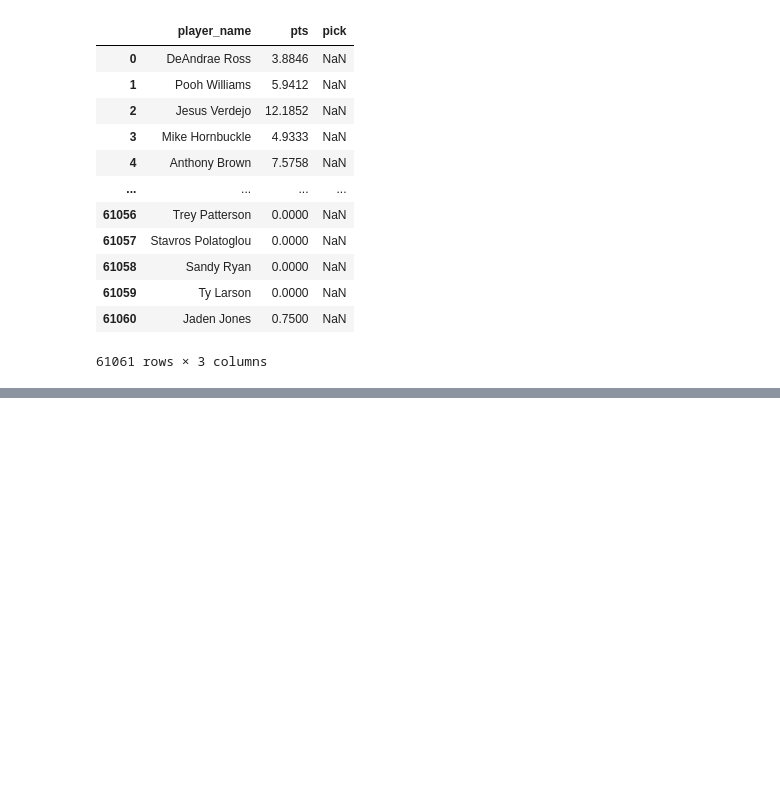
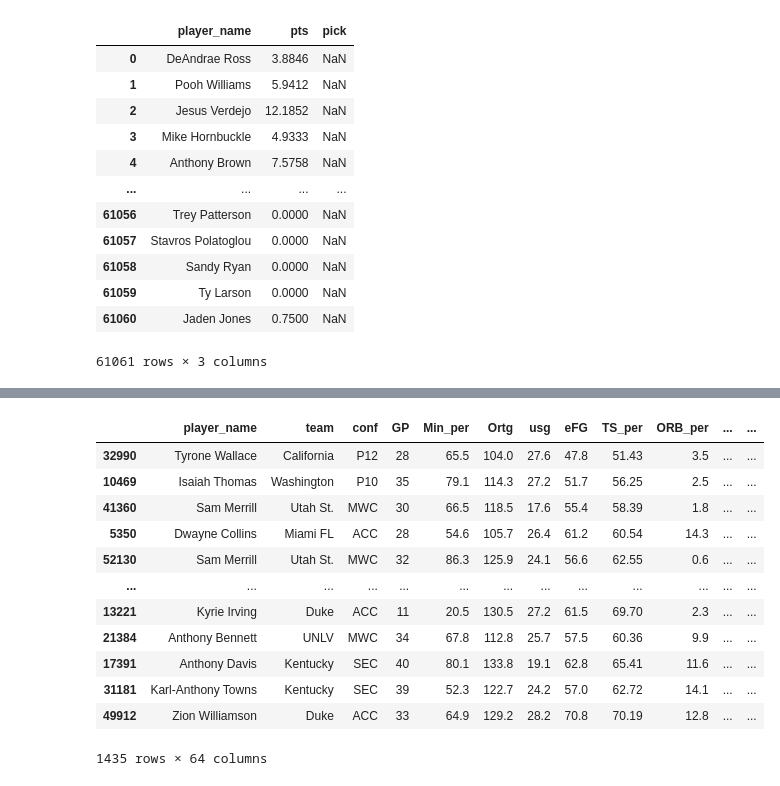
Before and after one commit to AggieSportsAnalytics/ScoutingSystem, a Jupyter notebook: Scouting System.ipynb, the cells around one changed output, grey strips where cells are left out. Saved outputs shown, nothing was run; the diff lists cells and outputs as text; code cells hidden in the pictures; blank space fills up the shorter version.

```diff
--- a/Scouting System.ipynb
+++ b/Scouting System.ipynb
@@ -79,0 +229,18 @@ playerStats[playerStats['pick'] == ]
+# %%
+drafted = playerStats[playerStats['pick'] >= 1].sort_values('pick', ascending = False)
+# %%
+drafted
+# %% [output]
+|  | player_name | team | conf | GP | Min_per | Ortg | usg | eFG | TS_per | ORB_per | ... | ... |
+| 32990 | Tyrone Wallace | California | P12 | 28 | 65.5 | 104.0 | 27.6 | 47.8 | 51.43 | 3.5 | ... | ... |
+| 10469 | Isaiah Thomas | Washington | P10 | 35 | 79.1 | 114.3 | 27.2 | 51.7 | 56.25 | 2.5 | ... | ... |
+| 41360 | Sam Merrill | Utah St. | MWC | 30 | 66.5 | 118.5 | 17.6 | 55.4 | 58.39 | 1.8 | ... | ... |
+| 5350 | Dwayne Collins | Miami FL | ACC | 28 | 54.6 | 105.7 | 26.4 | 61.2 | 60.54 | 14.3 | ... | ... |
+| 52130 | Sam Merrill | Utah St. | MWC | 32 | 86.3 | 125.9 | 24.1 | 56.6 | 62.55 | 0.6 | ... | ... |
+| ... | ... | ... | ... | ... | ... | ... | ... | ... | ... | ... | ... | ... |
+| 13221 | Kyrie Irving | Duke | ACC | 11 | 20.5 | 130.5 | 27.2 | 61.5 | 69.70 | 2.3 | ... | ... |
+| 21384 | Anthony Bennett | UNLV | MWC | 34 | 67.8 | 112.8 | 25.7 | 57.5 | 60.36 | 9.9 | ... | ... |
+| 17391 | Anthony Davis | Kentucky | SEC | 40 | 80.1 | 133.8 | 19.1 | 62.8 | 65.41 | 11.6 | ... | ... |
+| 31181 | Karl-Anthony Towns | Kentucky | SEC | 39 | 52.3 | 122.7 | 24.2 | 57.0 | 62.72 | 14.1 | ... | ... |
+| 49912 | Zion Williamson | Duke | ACC | 33 | 64.9 | 129.2 | 28.2 | 70.8 | 70.19 | 12.8 | ... | ... |
+1435 rows × 64 columns
```
Also changed, not shown: parts of 14 cells of this notebook.
